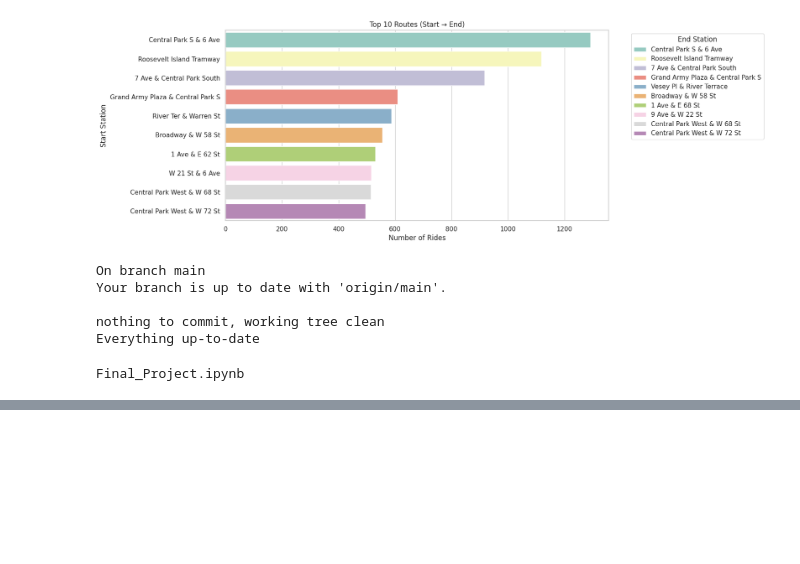
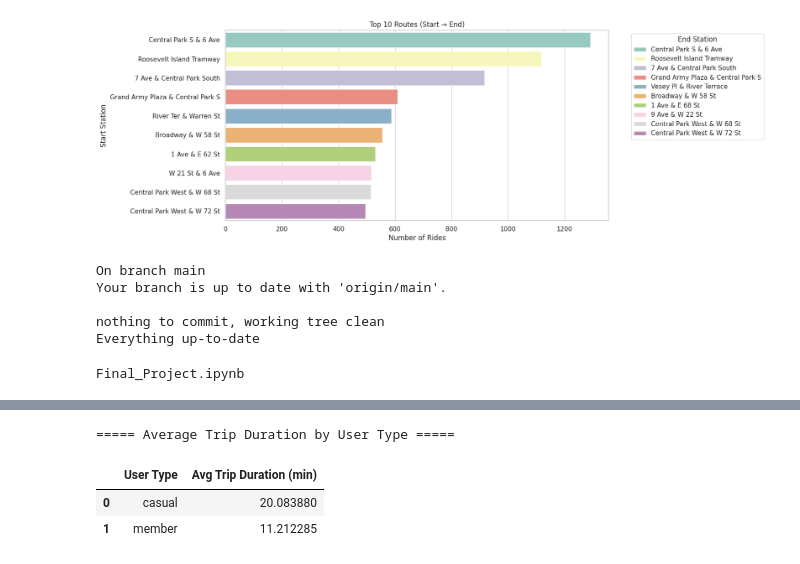
Before and after one commit to mohit716/CitiBike_Data_Analysis, a Jupyter notebook: Final_Project.ipynb, the cells around one changed output, grey strips where cells are left out. Saved outputs shown, nothing was run; the diff lists cells and outputs as text; code cells hidden in the pictures; blank space fills up the shorter version.

```diff
--- a/Final_Project.ipynb
+++ b/Final_Project.ipynb
@@ -278,0 +411,26 @@ for fn in uploaded.keys():
+# %%
+import subprocess, pandas as pd
+
+result = subprocess.check_output(
+    "python avg_trip_duration.py /content/202404-citibike-tripdata_*.csv",
+    shell=True
+)
+
+lines = result.decode("utf-8").strip().split("\n")
+
+rows = []
+for line in lines:
+    if line.strip():
+        parts = line.replace('"', '').split("\t")
+        if len(parts) == 2:
+            user, avg = parts
+            rows.append((user.strip(), float(avg.strip())))
+
+df_avg_duration = pd.DataFrame(rows, columns=["User Type", "Avg Trip Duration (min)"])
+print("===== Average Trip Duration by User Type =====")
+display(df_avg_duration)
+# %% [output]
+===== Average Trip Duration by User Type =====
+|  | User Type | Avg Trip Duration (min) |
+| 0 | casual | 20.083880 |
+| 1 | member | 11.212285 |
```
Also changed, not shown: parts of 10 cells of this notebook.
